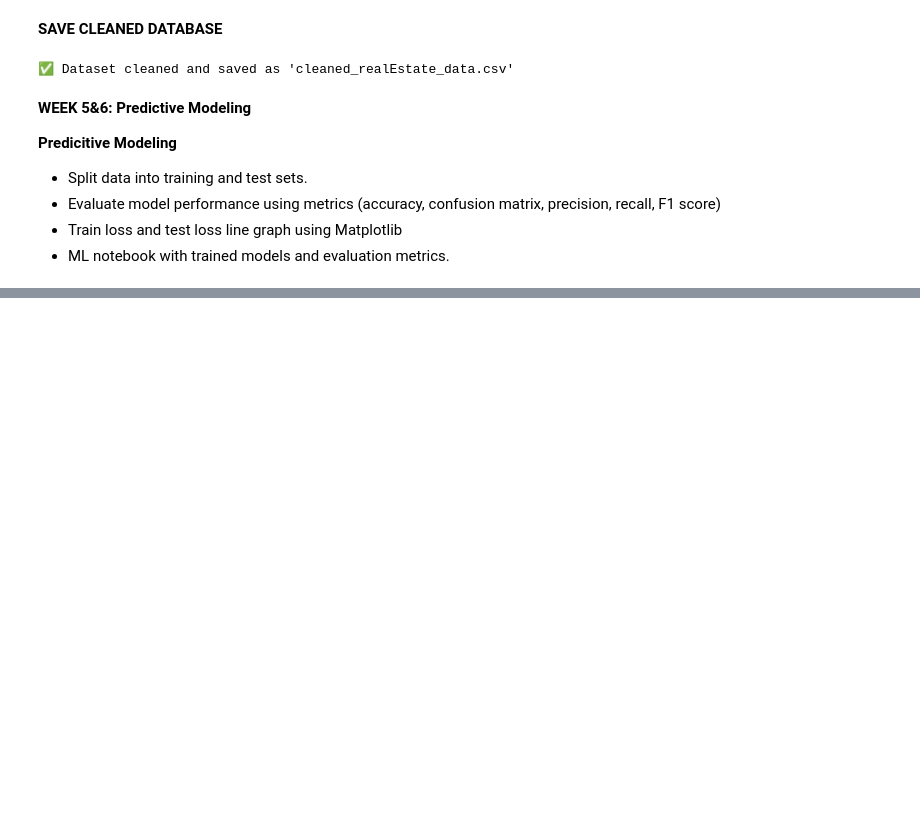
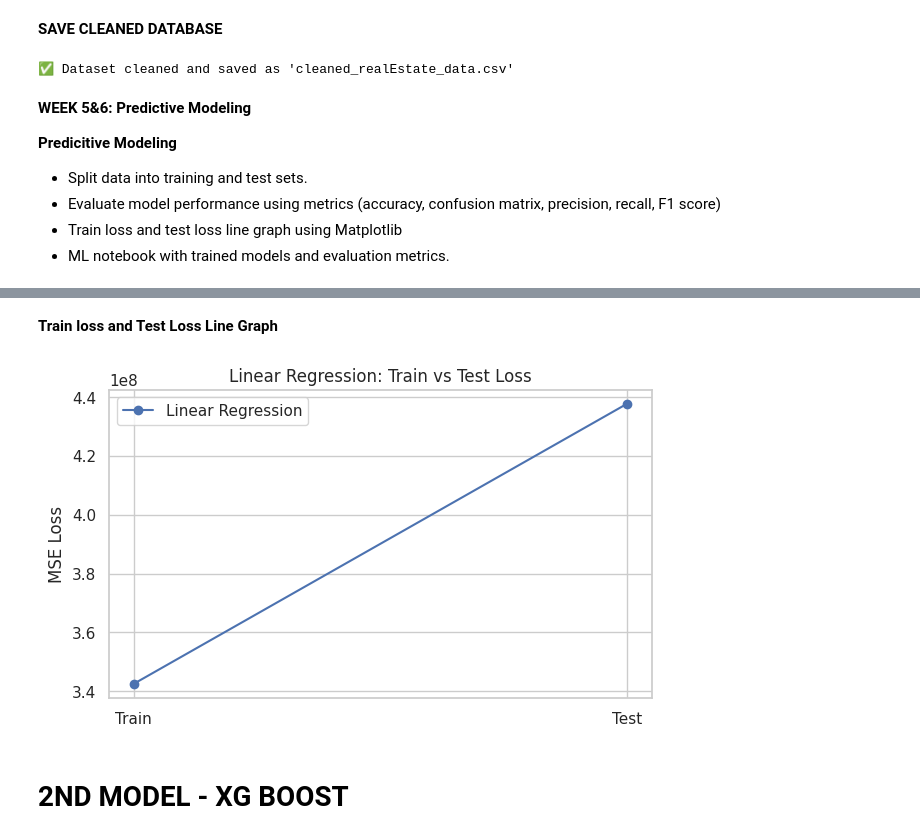
Before and after one commit to Melaniekoller/house_prices_regression, a Jupyter notebook: notebooks/house_prices_analysis.ipynb, the cells around one changed output, grey strips where cells are left out. Cells and saved outputs as stored; diff of their text form; code cells hidden in the pictures; blank space fills up the shorter version.

```diff
--- a/notebooks/house_prices_analysis.ipynb
+++ b/notebooks/house_prices_analysis.ipynb
@@ -975,0 +1010,27 @@ score)
+# %%
+# Import evaluation model metrics
+from sklearn.metrics import mean_squared_error, mean_squared_log_error, r2_score
+
+# Training metrics
+train_mse = mean_squared_error(y_train, y_train_pred)
+train_rmse = np.sqrt(train_mse)
+train_rmsle = np.sqrt(mean_squared_log_error(y_train, y_train_pred))
+train_r2 = r2_score(y_train, y_train_pred)
+
+# Test metrics
+test_mse = mean_squared_error(y_test, y_test_pred)
+test_rmse = np.sqrt(test_mse)
+test_rmsle = np.sqrt(mean_squared_log_error(y_test, y_test_pred))
+test_r2 = r2_score(y_train, y_train_pred)
+
+# Display results
+print("Training Set:")
+print(" MSE:", train_mse)
+print(" RMSE:", train_rmse)
+print(" R²:", train_r2)
+
+print("\nTest Set:")
+print(" MSE:", test_mse)
+print(" RMSE:", test_rmse)
+print(" RMSLE:", test_rmsle)
+print(" R²:", test_r2)
@@ -975,0 +1194,15 @@ score)
+# %% [markdown]
+**Train loss and Test Loss Line Graph**
+# %%
+# Plot: Linear Regression Loss Curve
+plt.figure(figsize=(7, 4))
+plt.plot(['Train', 'Test'], [train_mse, test_mse], marker='o', label='Linear Regression')
+plt.title('Linear Regression: Train vs Test Loss')
+plt.ylabel('MSE Loss')
+plt.grid(True)
+plt.legend()
+plt.show()
+# %% [output]
+[figure, added]
+# %% [markdown]
+# **2ND MODEL - XG BOOST**
```
Also changed, not shown: parts of 48 cells of this notebook.
